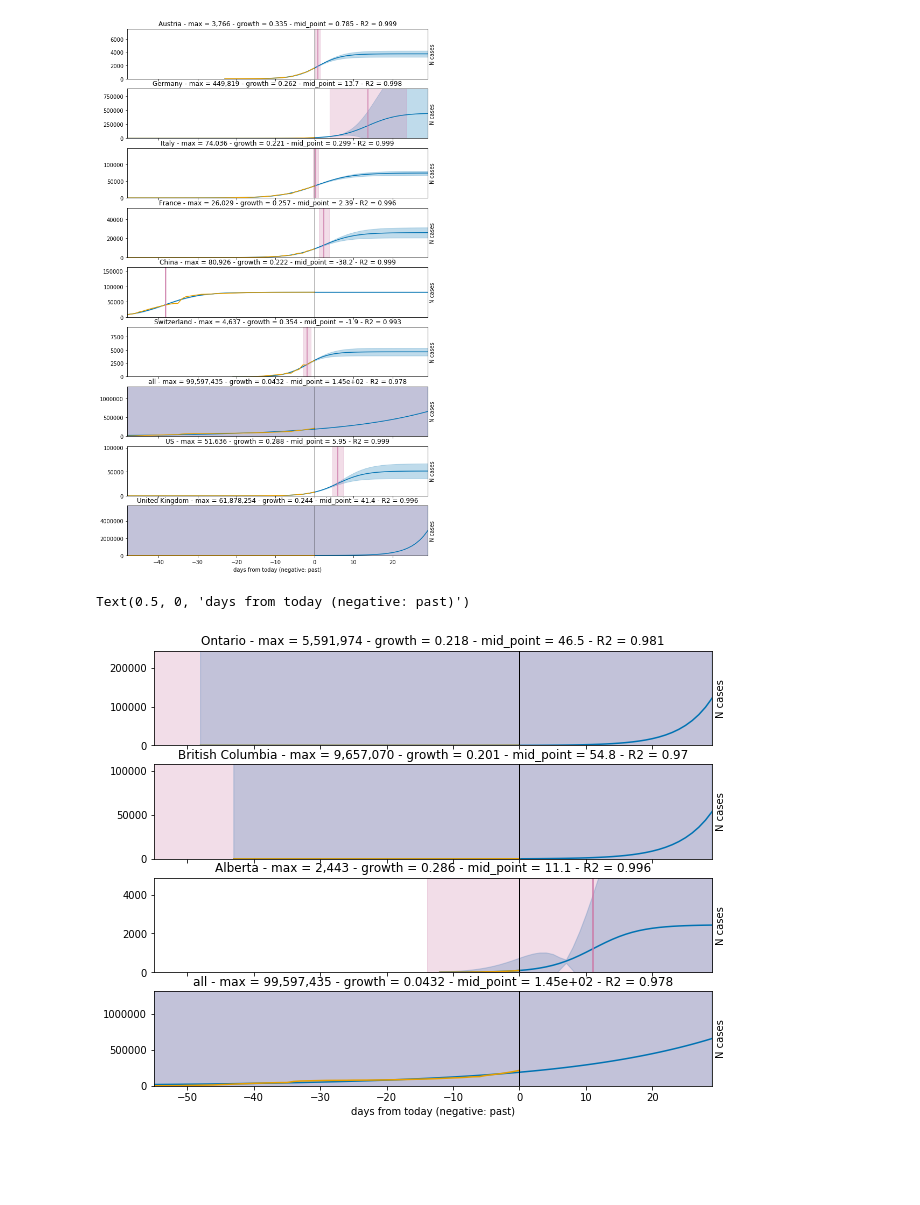
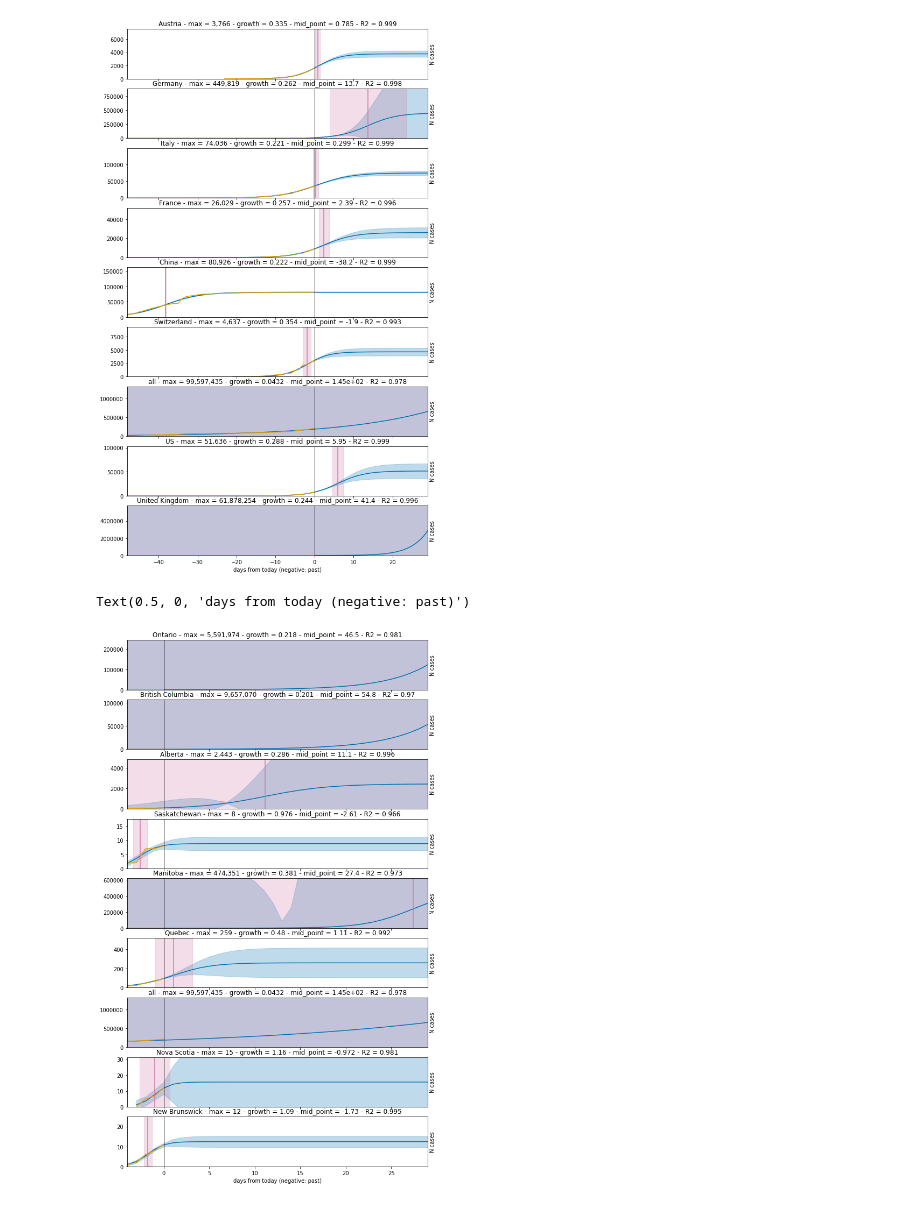
Before and after one commit to weberam2/COVID19BC, a Jupyter notebook: Sigmoid.ipynb, the cells around one changed output. Cells and saved outputs as stored; diff of their text form; code cells hidden in the pictures; blank space fills up the shorter version.

```diff
--- a/Sigmoid.ipynb
+++ b/Sigmoid.ipynb
@@ -74,8 +74,8 @@ ax[len(ax)-1].set_xlabel('days from today (negative: past)')
 Text(0.5, 0, 'days from today (negative: past)')
 [figure]
 # %%
-#countries = ['Ontario','British Columbia','Alberta','Saskatchewan','Manitoba','Quebec','all','Nova Scotia','New Brunswick']
-countries = ['Ontario','British Columbia','Alberta','all']
+countries = ['Ontario','British Columbia','Alberta','Saskatchewan','Manitoba','Quebec','all','Nova Scotia','New Brunswick']
+
 #countries = provinces
 
 fig,ax = plt.subplots(len(countries),1,sharex='all')
@@ -100,31 +100,31 @@ for i,country in enumerate(countries):
                   ('k', 0.1, True, 0, 1e5, None),
                   ('x0', 0, True ,-1e5, 1e5, None))
     gmodel = lmfit.Model(f_logistic)
     out = gmodel.fit(values.astype('float'), x=x, params=pars)
     dely = out.eval_uncertainty(x=x2, sigma=1)
     best=out.eval(x=x2)
 
     ax[i].plot(x2,best,cp[5])
     ax[i].fill_between(x2,best - dely,best + dely,color=cp[5],alpha=0.25)
     ax[i].plot(x,values,cp[1])
 
     ax[i].set_title(country+" - max = " + "{:,}".format(out.params['L'].value.astype('int')) +
                             " - growth = " + "{:0.3}".format(out.params['k'].value)+
                             " - mid_point = " + "{:.3}".format(out.params['x0'].value)+
                             " - R2 = " + "{:.3}".format((1-np.sum(out.residual**2.0)/np.sum(values**2.0))))
 
     ax[i].axvline(x=0,color='k',lw=1)
     ax[i].set_ylim([0,np.max(best)*2.0])
 
     c_err = out.params['x0'].stderr
     c = out.params['x0'].value
     ax[i].axvline(x=c,color=cp[7])
     ax[i].fill_betweenx(ax[i].get_ylim(),c-c_err,c+c_err,color=cp[7],alpha=0.25)
     ax[i].set_xlim([np.min(x2),np.max(x2)])
     ax[i].set_ylabel('N cases')
     ax[i].yaxis.set_label_position("right")
 ax[len(ax)-1].set_xlabel('days from today (negative: past)')
 #fig.savefig('corona_logistic.png')
 # %% [output]
 Text(0.5, 0, 'days from today (negative: past)')
-[figure, old version]
+[figure, new version]
```
Also changed, not shown: parts of 2 cells of this notebook, 5 other files.
